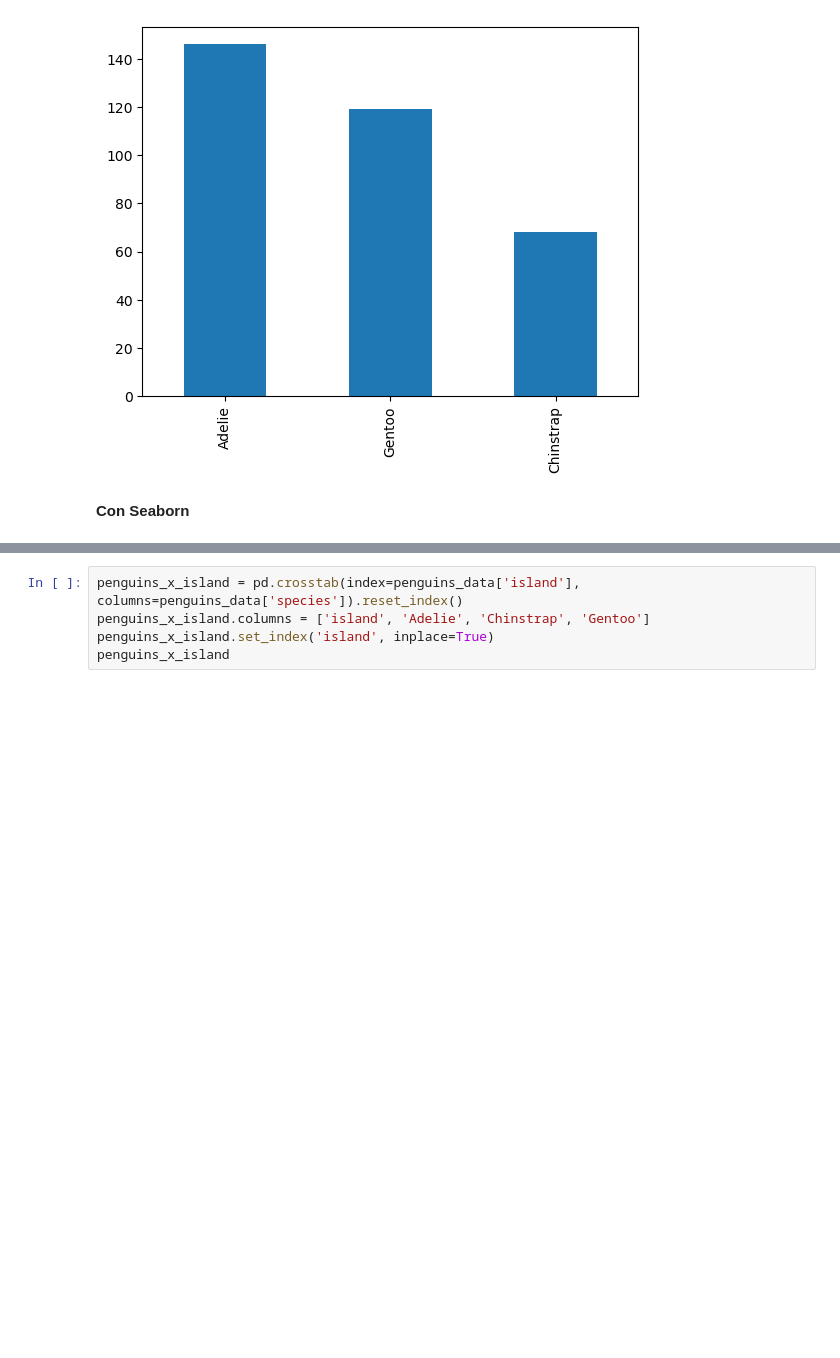
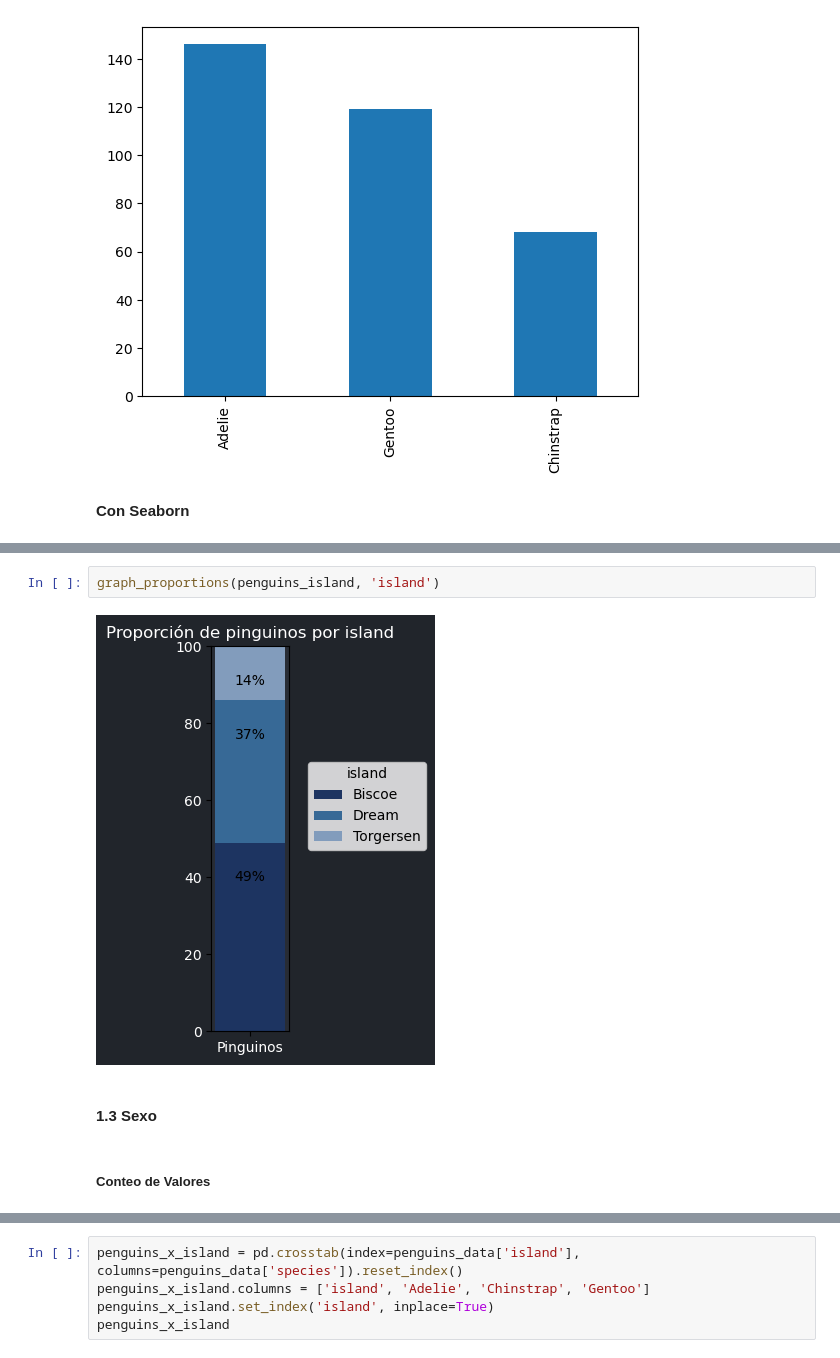
Before and after one commit to JuanFeA98/Fullstack_Data_Scientist, a Jupyter notebook: EDA/01.Analisis_Exploratorio_Datos.ipynb, the cells around one changed output, grey strips where cells are left out. Drawn from its saved outputs; the diff is of its cells as text; blank space fills up the shorter version.

```diff
--- a/EDA/01.Analisis_Exploratorio_Datos.ipynb
+++ b/EDA/01.Analisis_Exploratorio_Datos.ipynb
@@ -219,0 +253,8 @@ plt.show()
+# %%
+graph_proportions(penguins_island, 'island')
+# %% [output]
+[figure, added]
+# %% [markdown]
+#### **1.3 Sexo**
+# %% [markdown]
+##### **Conteo de Valores**
```
Also changed, not shown: parts of 30 cells of this notebook.
